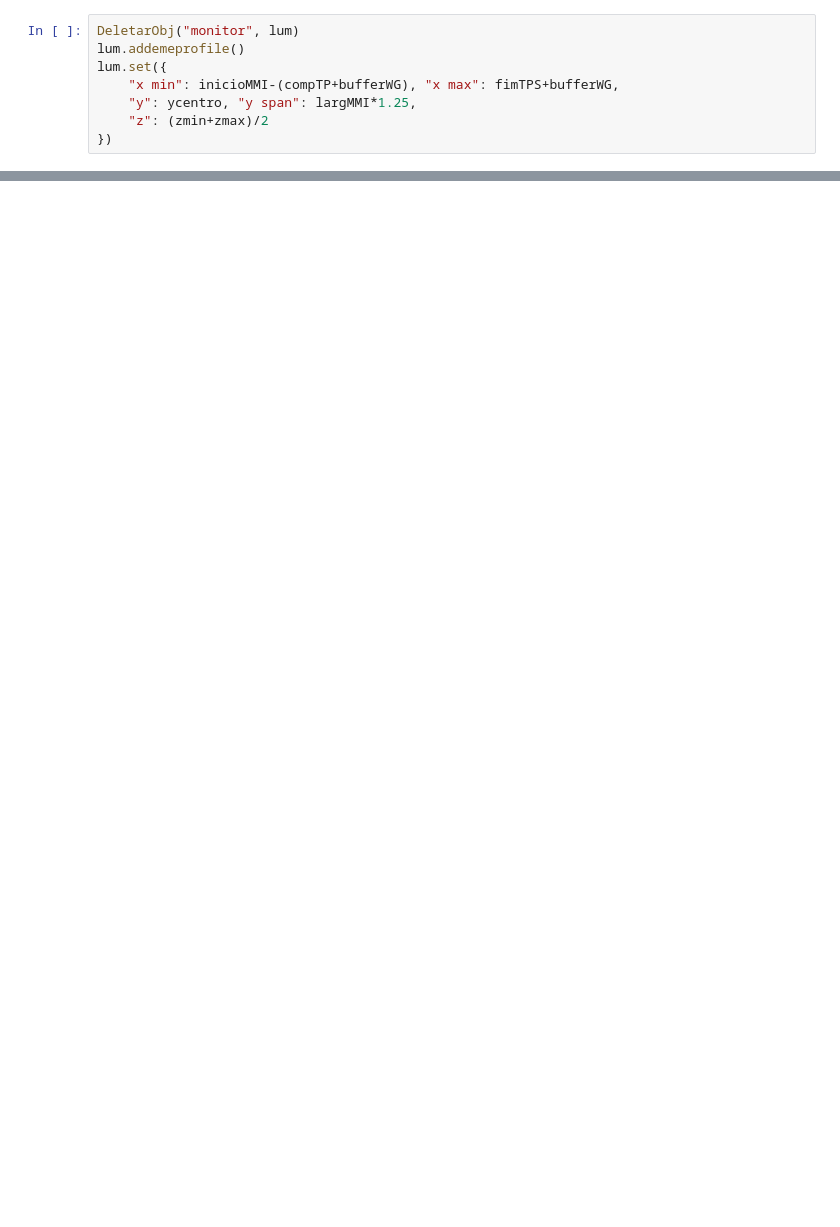
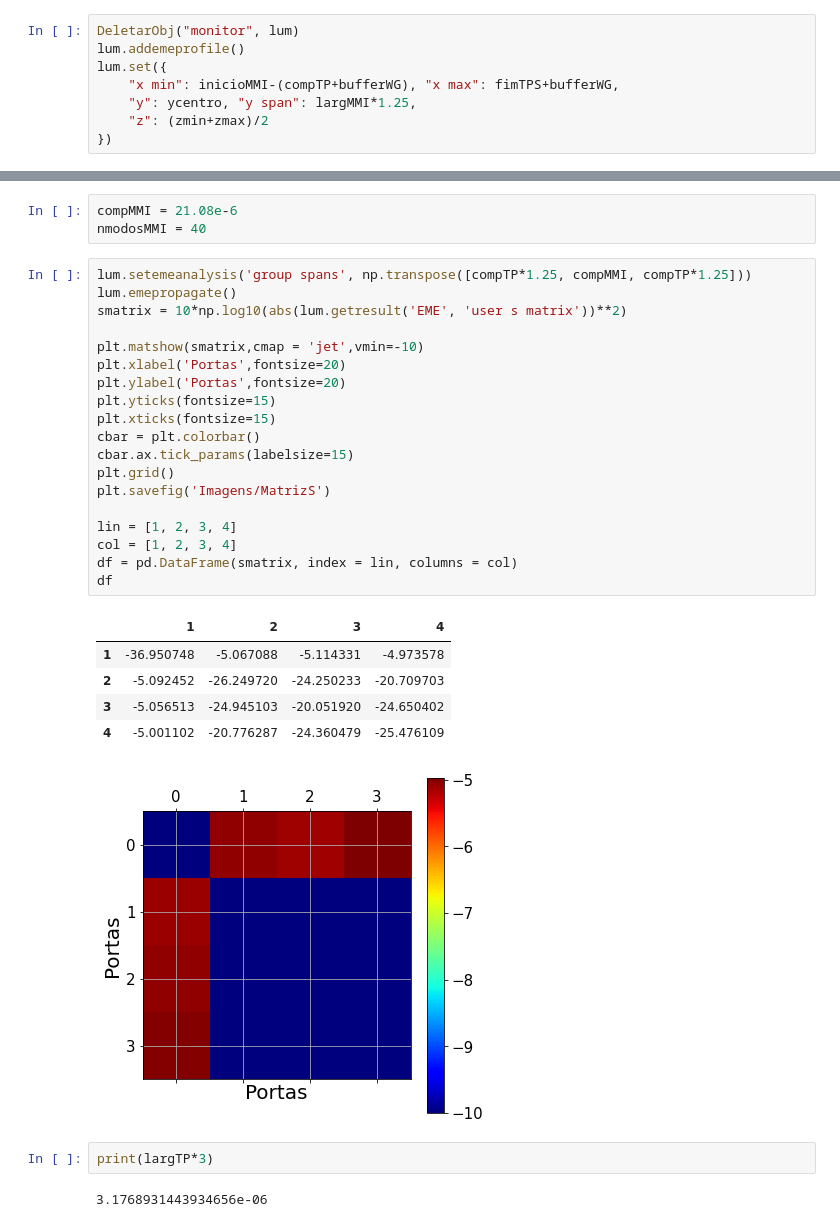
Before and after one commit to ringokin/MMI-photonics, a Jupyter notebook: backupzinho.ipynb, the cells around one changed output, grey strips where cells are left out. Cells and saved outputs as stored; diff of their text form; blank space fills up the shorter version.

```diff
--- a/backupzinho.ipynb
+++ b/backupzinho.ipynb
@@ -332,0 +497,33 @@ SideCells = 4 # Number of Cells on Input/Output groups
+# %%
+compMMI = 21.08e-6
+nmodosMMI = 40
+# %%
+lum.setemeanalysis('group spans', np.transpose([compTP*1.25, compMMI, compTP*1.25]))
+lum.emepropagate()
+smatrix = 10*np.log10(abs(lum.getresult('EME', 'user s matrix'))**2)
+
+plt.matshow(smatrix,cmap = 'jet',vmin=-10)
+plt.xlabel('Portas',fontsize=20)
+plt.ylabel('Portas',fontsize=20)
+plt.yticks(fontsize=15)
+plt.xticks(fontsize=15)
+cbar = plt.colorbar()
+cbar.ax.tick_params(labelsize=15)
+plt.grid()
+plt.savefig('Imagens/MatrizS')
+
+lin = [1, 2, 3, 4]
+col = [1, 2, 3, 4]
+df = pd.DataFrame(smatrix, index = lin, columns = col)
+df
+# %% [output]
+|  | 1 | 2 | 3 | 4 |
+| 1 | -36.950748 | -5.067088 | -5.114331 | -4.973578 |
+| 2 | -5.092452 | -26.249720 | -24.250233 | -20.709703 |
+| 3 | -5.056513 | -24.945103 | -20.051920 | -24.650402 |
+| 4 | -5.001102 | -20.776287 | -24.360479 | -25.476109 |
+[figure, added]
+# %%
+print(largTP*3)
+# %% [output]
+3.1768931443934656e-06
```
Also changed, not shown: parts of 41 cells of this notebook, 3 other files.
